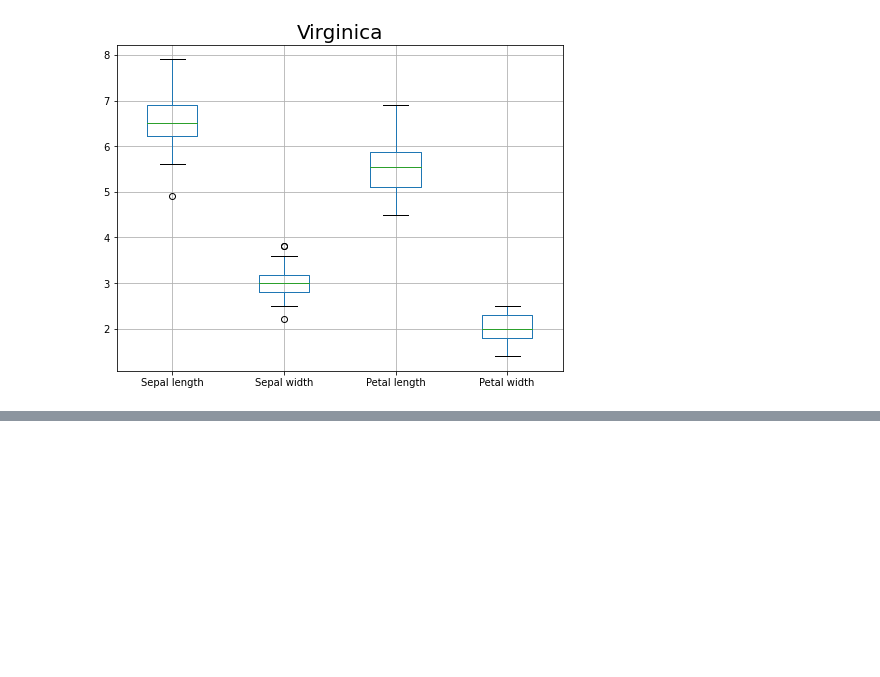
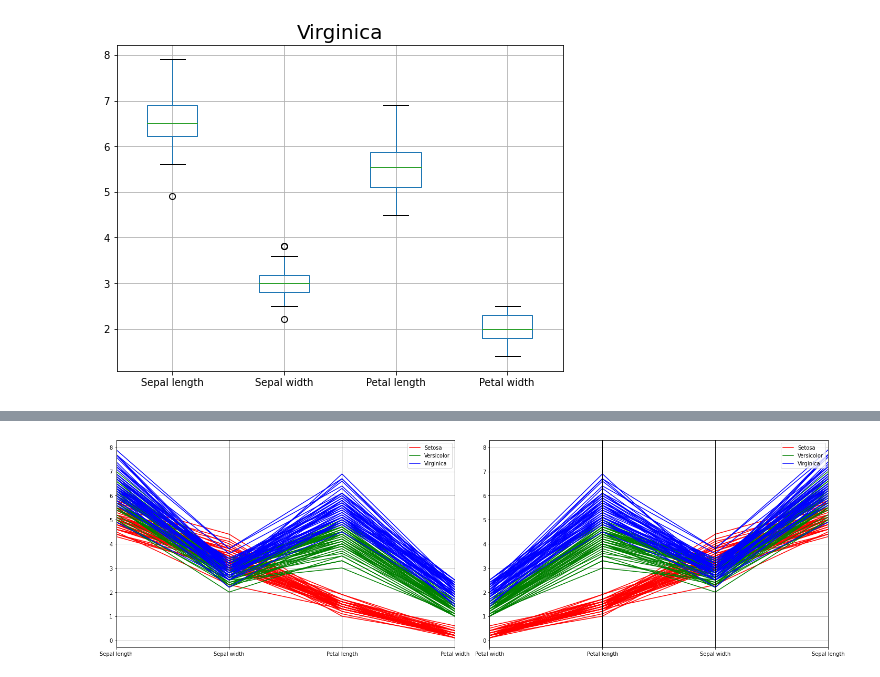
Before and after one commit to syedirfanx/data-comprehension, a Jupyter notebook: data-comprehension-using-python.ipynb, the cells around one changed output, grey strips where cells are left out. Saved outputs shown, nothing was run; the diff lists cells and outputs as text; code cells hidden in the pictures; blank space fills up the shorter version.

```diff
--- a/data-comprehension-using-python.ipynb
+++ b/data-comprehension-using-python.ipynb
@@ -304,0 +278,5 @@ plt.show()
+# %%
+# Permute randomly the columns list of Iris flower dataset
+colsN = np.random.permutation(cols)
+colsN = colsN.tolist()
+print (colsN)
@@ -304,0 +285,4 @@ plt.show()
+# %%
+# Create a new version of Iris flower dataset with permutated columns
+dataN = data[colsN]
+dataN.head()
@@ -304,0 +296,15 @@ plt.show()
+# %%
+fig = plt.figure(figsize=(20,6))
+
+ax1 = plt.subplot(121)
+parallel_coordinates(data, 'Species',color=['r','g','b'])
+
+
+ax2= plt.subplot(122)
+parallel_coordinates(dataN, 'Species',color=['r','g','b'])
+
+
+plt.tight_layout()
+plt.show()
+# %% [output]
+[figure, added]
```
Also changed, not shown: parts of 23 cells of this notebook.
